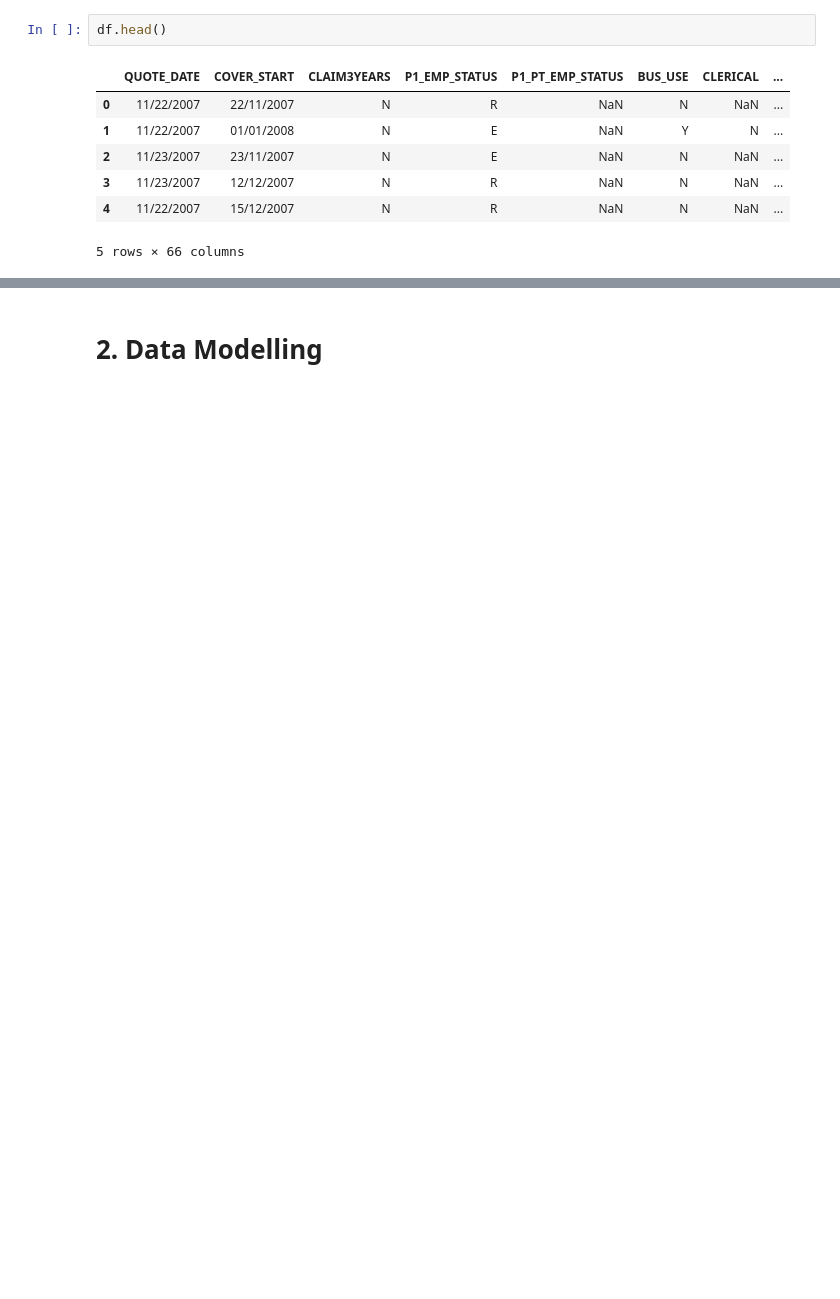
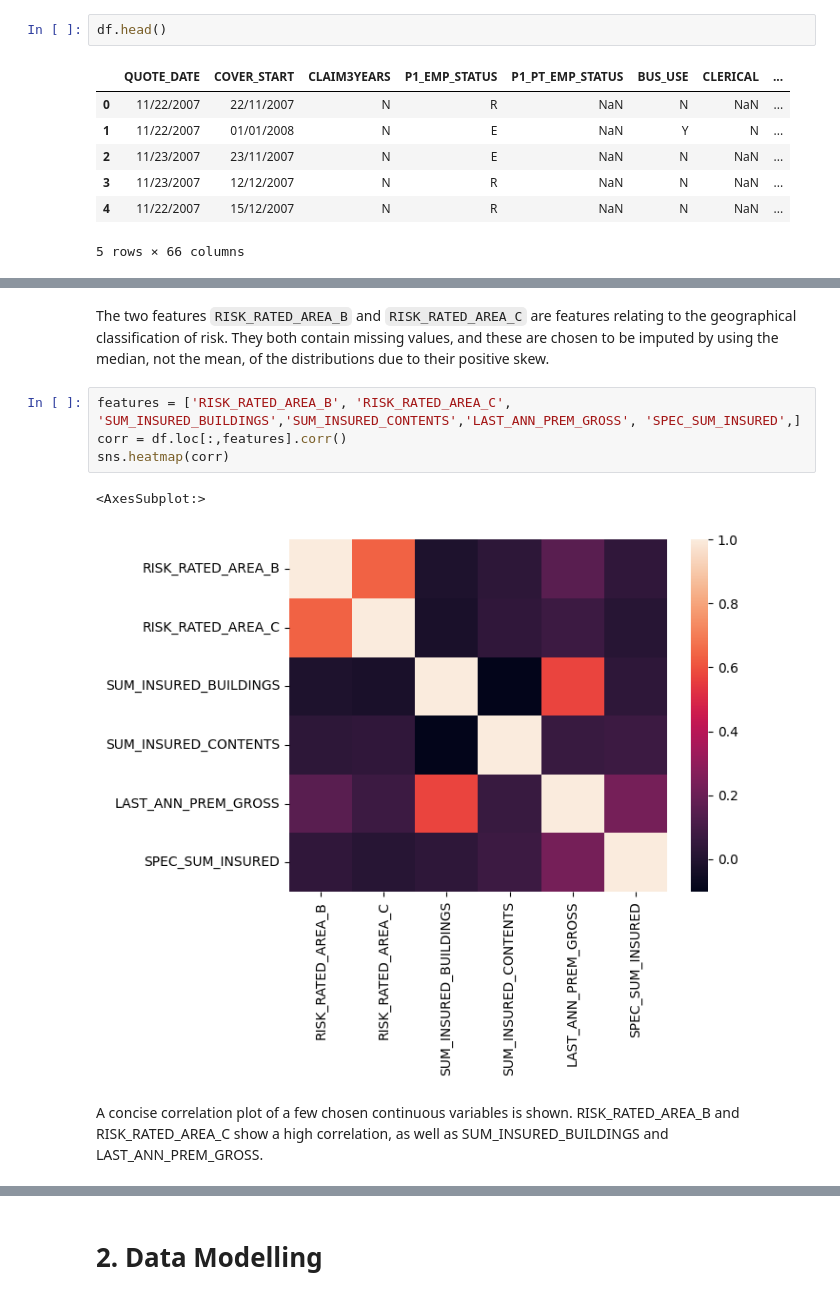
Before and after one commit to jjp4595/insurance_data_science, a Jupyter notebook: notebooks/JP_eSure.ipynb, the cells around one changed output, grey strips where cells are left out. Drawn from its saved outputs; the diff is of its cells as text; blank space fills up the shorter version.

```diff
--- a/notebooks/JP_eSure.ipynb
+++ b/notebooks/JP_eSure.ipynb
@@ -129,0 +282,11 @@ XGBoost only allows `int`, `float`, or `boolean` data types.
+# %% [markdown]
+The two features `RISK_RATED_AREA_B` and `RISK_RATED_AREA_C` are features relating to the geographical classification of risk. They both contain missing values, and these are chosen to be imputed by using the median, not the mean, of the distributions due to their positive skew.
+# %%
+features = ['RISK_RATED_AREA_B', 'RISK_RATED_AREA_C', 'SUM_INSURED_BUILDINGS','SUM_INSURED_CONTENTS','LAST_ANN_PREM_GROSS', 'SPEC_SUM_INSURED',]
+corr = df.loc[:,features].corr()
+sns.heatmap(corr)
+# %% [output]
+<AxesSubplot:>
+[figure, added]
+# %% [markdown]
+A concise correlation plot of a few chosen continuous variables is shown. RISK_RATED_AREA_B and RISK_RATED_AREA_C show a high correlation, as well as SUM_INSURED_BUILDINGS and LAST_ANN_PREM_GROSS.
```
Also changed, not shown: parts of 84 cells of this notebook.
